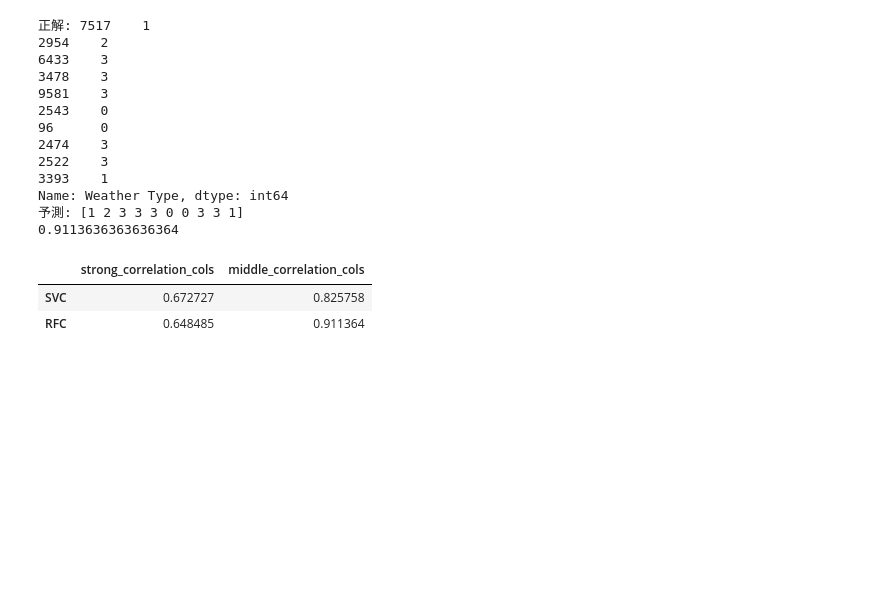
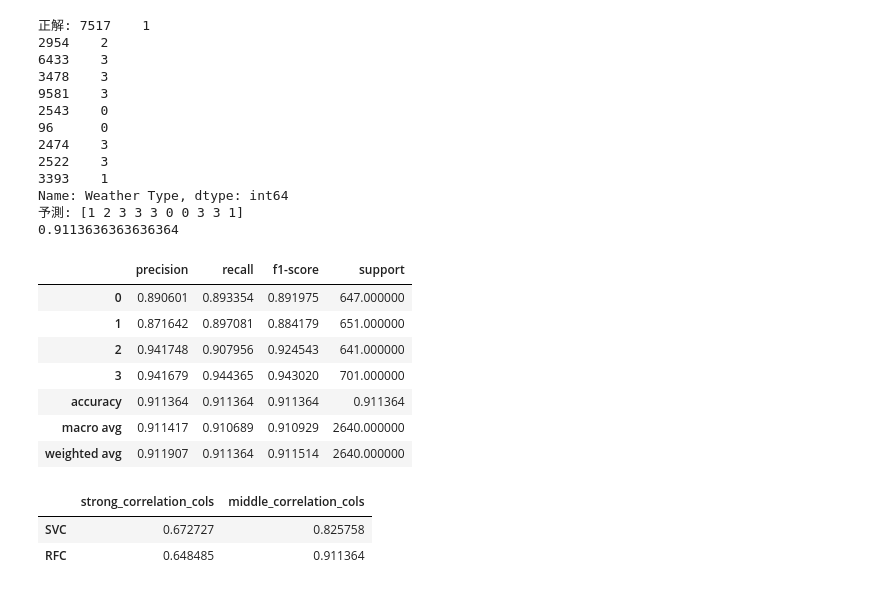
Before and after one commit to ietsuka/weather_divide_ml, a Jupyter notebook: weather_divide.ipynb, the cells around one changed output. Saved outputs shown, nothing was run; the diff lists cells and outputs as text; code cells hidden in the pictures; blank space fills up the shorter version.

```diff
--- a/weather_divide.ipynb
+++ b/weather_divide.ipynb
@@ -407,6 +420,19 @@ print(accuracy_score(y_m_test, y_m_pred))
 Name: Weather Type, dtype: int64
 予測: [1 2 3 3 3 0 0 3 3 1]
 0.9113636363636364
+# %%
+report = classification_report(y_m_test, y_m_pred, output_dict=True)
+df_report = pd.DataFrame(report).transpose()
+df_report
+# %% [output]
+|  | precision | recall | f1-score | support |
+| 0 | 0.890601 | 0.893354 | 0.891975 | 647.000000 |
+| 1 | 0.871642 | 0.897081 | 0.884179 | 651.000000 |
+| 2 | 0.941748 | 0.907956 | 0.924543 | 641.000000 |
+| 3 | 0.941679 | 0.944365 | 0.943020 | 701.000000 |
+| accuracy | 0.911364 | 0.911364 | 0.911364 | 0.911364 |
+| macro avg | 0.911417 | 0.910689 | 0.910929 | 2640.000000 |
+| weighted avg | 0.911907 | 0.911364 | 0.911514 | 2640.000000 |
 # %%
 result = pd.DataFrame([[0.6727272727272727,0.8257575757575758],[0.6484848484848484,0.9113636363636364]], columns=["strong_correlation_cols", "middle_correlation_cols"])
 result.index = ["SVC","RFC"]
```
Also changed, not shown: parts of 7 cells of this notebook.
